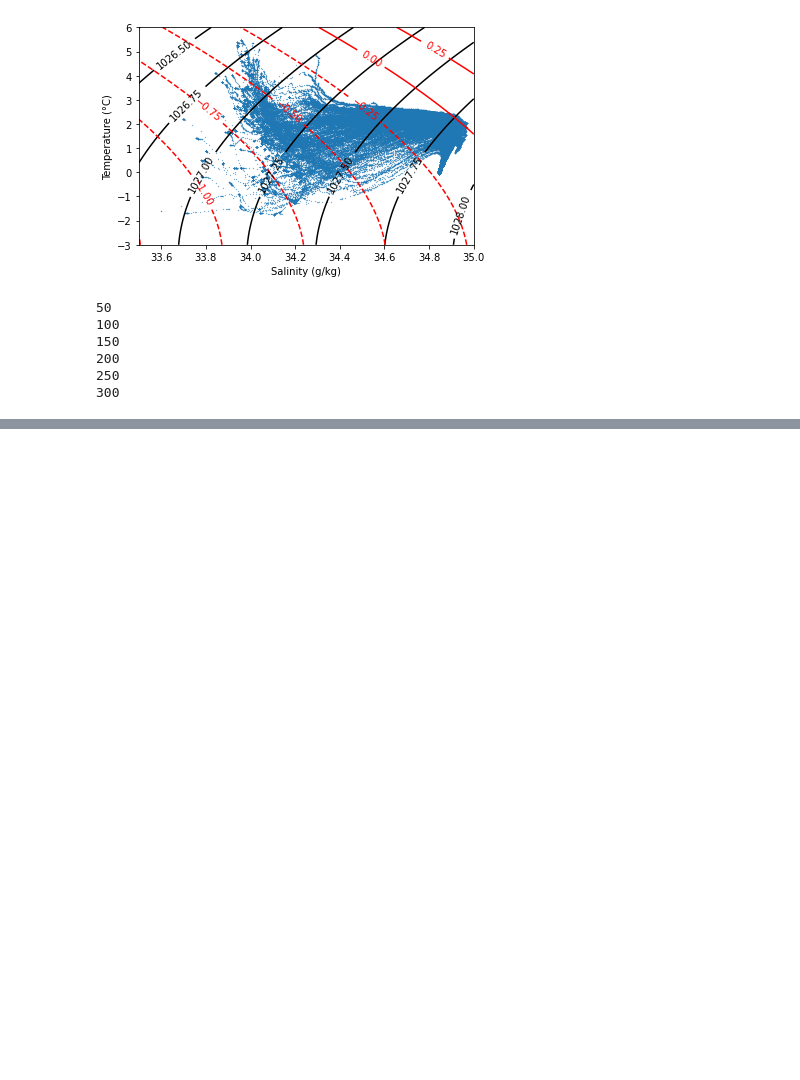
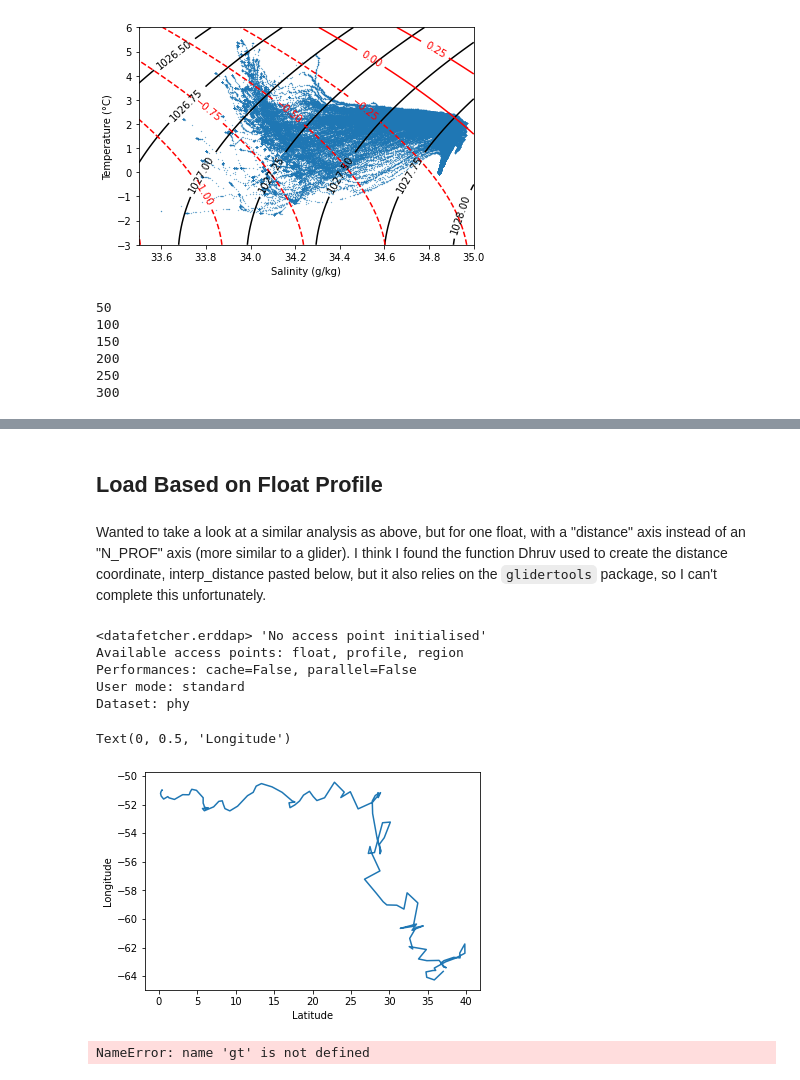
Before and after one commit to ocean-transport/argo-intern, a Jupyter notebook: argo_density_space.ipynb, the cells around one changed output, grey strips where cells are left out. Saved outputs shown, nothing was run; the diff lists cells and outputs as text; code cells hidden in the pictures; blank space fills up the shorter version.

Commit message:
tried float numbers, but need glidertools

```diff
--- a/argo_density_space.ipynb
+++ b/argo_density_space.ipynb
@@ -51,0 +53,25 @@ pf.plot_depth_profs(s, s_rho)
+# %% [markdown]
+## Load Based on Float Profile
+# %% [markdown]
+Wanted to take a look at a similar analysis as above, but for one float, with a "distance" axis instead of an "N_PROF" axis (more similar to a glider). I think I found the function Dhruv used to create the distance coordinate, interp_distance pasted below, but it also relies on the `glidertools` package, so I can't complete this unfortunately.
+# %%
+from argopy import DataFetcher as ArgoDataFetcher
+argo_loader = ArgoDataFetcher()
+argo_loader
+# %% [output]
+<datafetcher.erddap> 'No access point initialised'
+Available access points: float, profile, region
+Performances: cache=False, parallel=False
+User mode: standard
+Dataset: phy
+# %%
+float_IDs = np.unique(s.PLATFORM_NUMBER)
+# %%
+float1 = argo_loader.float(float_IDs[0]).to_xarray()
+# %%
+plt.plot(float1.LONGITUDE, float1.LATITUDE)
+plt.xlabel('Latitude')
+plt.ylabel('Longitude')
+# %% [output]
+Text(0, 0.5, 'Longitude')
+[figure, added]
@@ -51,0 +112,4 @@ pf.plot_depth_profs(s, s_rho)
+# %%
+test=interp_distance(float1, 'N_PROF')
+# %% [output]
+NameError: name 'gt' is not defined
```
Also changed, not shown: parts of 3 cells of this notebook.
